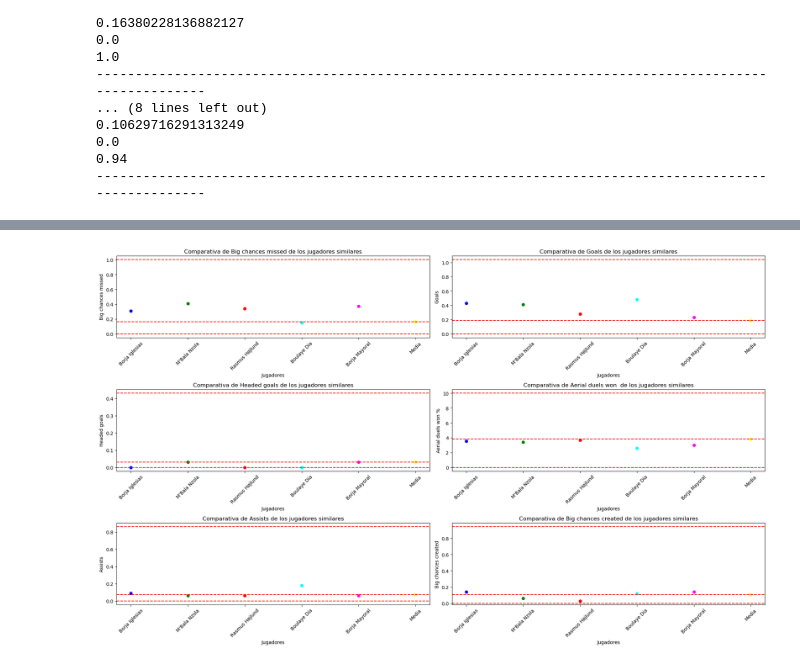
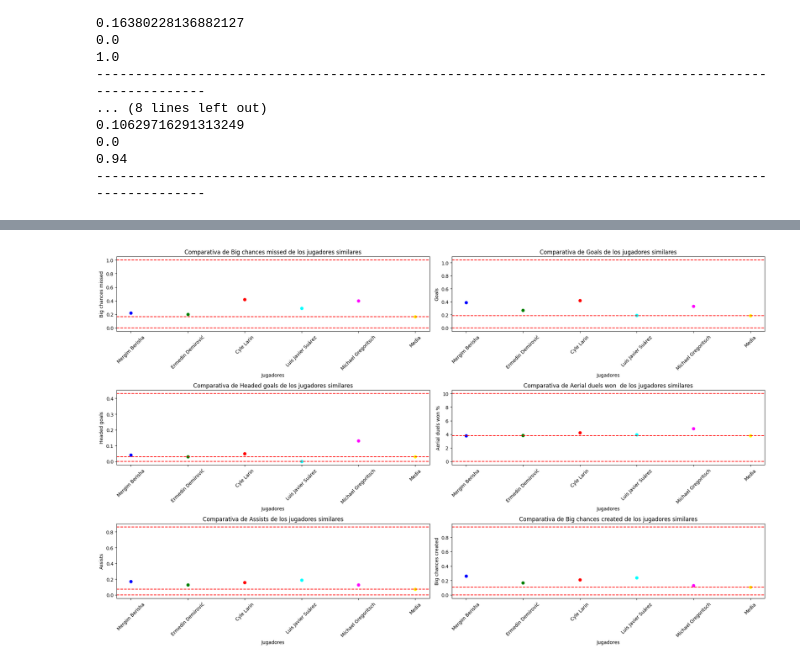
Before and after one commit to Carlos2607-a/FutMacth, a Jupyter notebook: Modelos/Modelo Delanteros 2.ipynb, the cells around one changed output, grey strips where cells are left out. Cells and saved outputs as stored; diff of their text form; code cells hidden in the pictures.

```diff
--- a/Modelos/Modelo Delanteros 2.ipynb
+++ b/Modelos/Modelo Delanteros 2.ipynb
@@ -8,7 +8,7 @@ import matplotlib.pyplot as plt
 import plotly.graph_objects as go
 from sklearn.preprocessing import MinMaxScaler
 # %%
-Data = pd.read_csv(r"C:\Users\Carlo\Desktop\Todo el proyecto\Data Posición\df_delanteros_medias.csv")
+Data = pd.read_csv(r"/workspaces/Proyecto_Knn_Players/Data Posición/df_delanteros_medias.csv")
 pd.set_option('display.max_columns', None)
 # %%
 
@@ -276,6 +276,6 @@ def buscar_jugadores_similares(nombre, caracteristicas_grafico):
         plt.show()
         return
 # %%
-buscar_jugadores_similares('Borja Iglesias', caracteristicas_grafico)
+buscar_jugadores_similares('Mergim Berisha', caracteristicas_grafico)
 # %% [output]
 |  | Name | Goals | Big chances missed | Successful dribbles % | Total shots | Headed goals | ... |
@@ -288 +290 @@ buscar_jugadores_similares('Borja Iglesias', caracteristicas_grafico)
-[figure, old version]
+[figure, new version]
```
Also changed, not shown: parts of 1 cell of this notebook.
